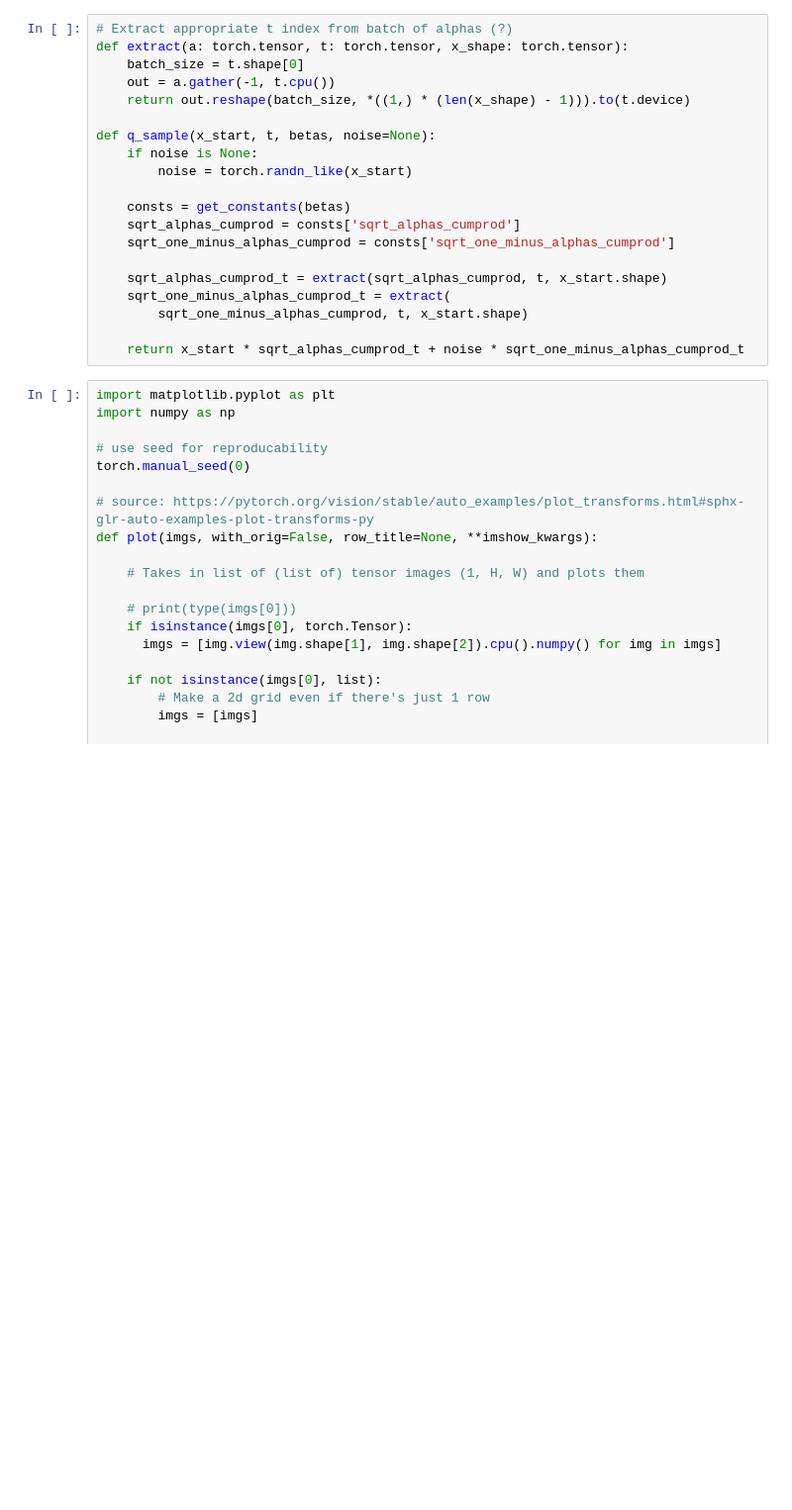
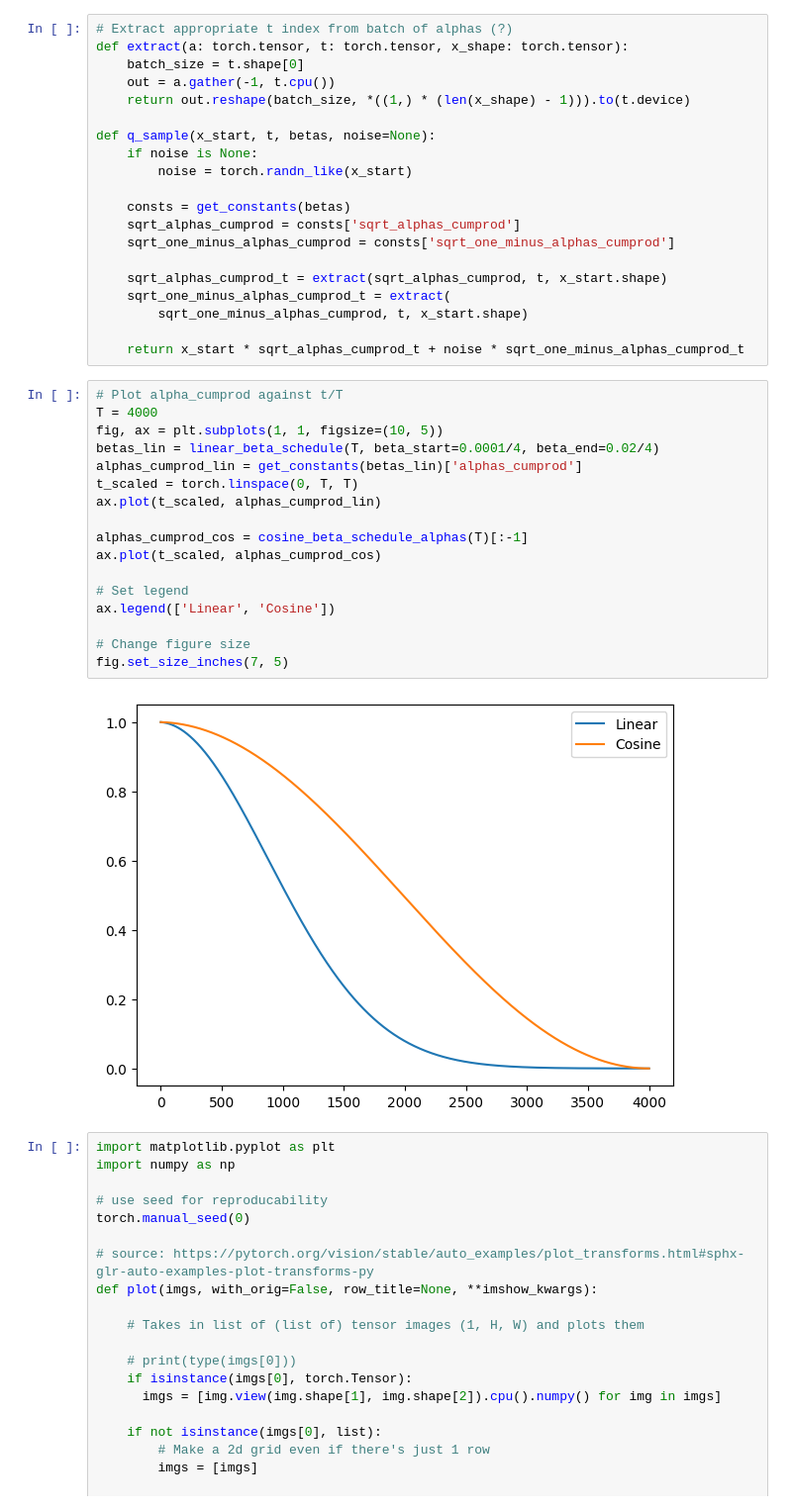
Before and after one commit to gardberg/thesis, a Jupyter notebook: schedule_viz.ipynb, the cells around one changed output. Shown at 99% size. Saved outputs shown, nothing was run; the diff lists cells and outputs as text; blank space fills up the shorter version.

```diff
--- a/schedule_viz.ipynb
+++ b/schedule_viz.ipynb
@@ -104,6 +113,25 @@ def q_sample(x_start, t, betas, noise=None):
         sqrt_one_minus_alphas_cumprod, t, x_start.shape)
 
     return x_start * sqrt_alphas_cumprod_t + noise * sqrt_one_minus_alphas_cumprod_t
+# %%
+# Plot alpha_cumprod against t/T
+T = 4000
+fig, ax = plt.subplots(1, 1, figsize=(10, 5))
+betas_lin = linear_beta_schedule(T, beta_start=0.0001/4, beta_end=0.02/4)
+alphas_cumprod_lin = get_constants(betas_lin)['alphas_cumprod']
+t_scaled = torch.linspace(0, T, T)
+ax.plot(t_scaled, alphas_cumprod_lin)
+
+alphas_cumprod_cos = cosine_beta_schedule_alphas(T)[:-1]
+ax.plot(t_scaled, alphas_cumprod_cos)
+
+# Set legend
+ax.legend(['Linear', 'Cosine'])
+
+# Change figure size
+fig.set_size_inches(7, 5)
+# %% [output]
+[figure, added]
 # %%
 import matplotlib.pyplot as plt
 import numpy as np
```
Also changed, not shown: parts of 3 cells of this notebook, 2 other files.
